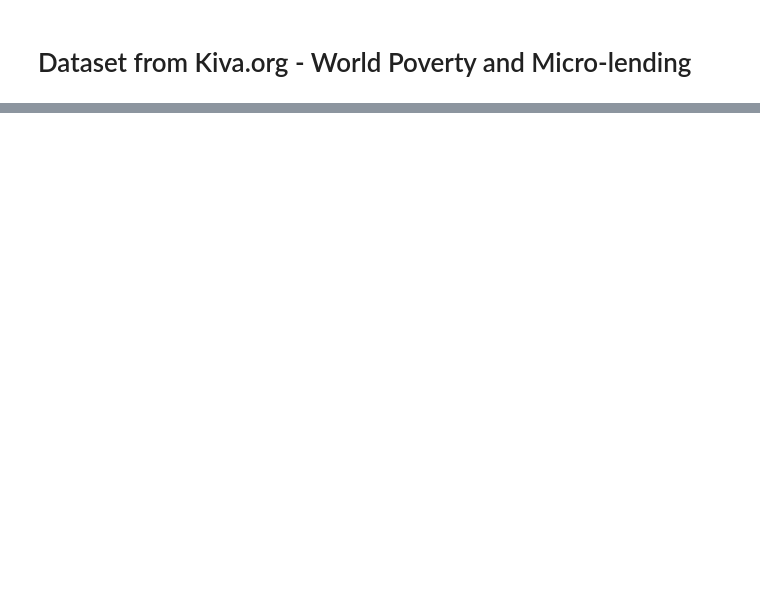
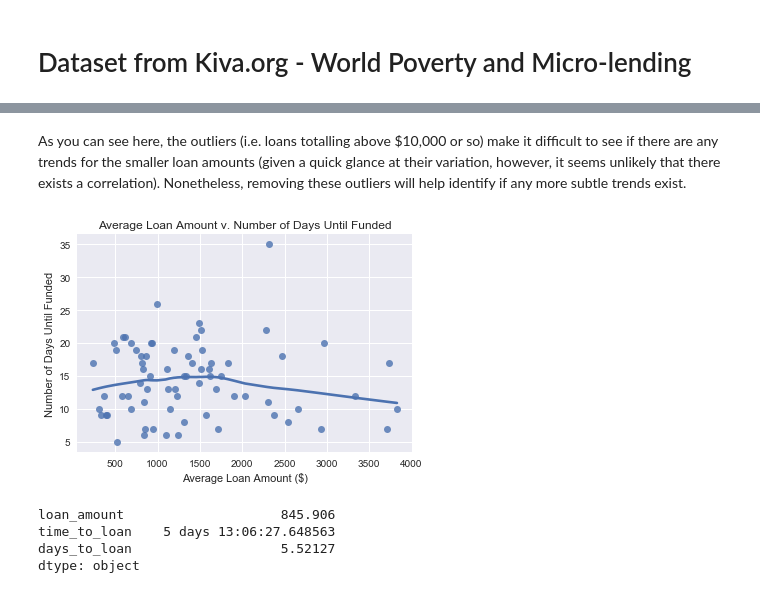
Before and after one commit to Begecky/Pre-Bootcamp-Materials, a Jupyter notebook: Unit 1/Kiva_CrowdFunding_Data.ipynb, the cells around one changed output, grey strips where cells are left out. Saved outputs shown, nothing was run; the diff lists cells and outputs as text; code cells hidden in the pictures; blank space fills up the shorter version.

```diff
--- a/Unit 1/Kiva_CrowdFunding_Data.ipynb
+++ b/Unit 1/Kiva_CrowdFunding_Data.ipynb
@@ -73,0 +44,22 @@ sns.countplot(x = 'world_region', data = delta)
+# %%
+# Creating a new column in our main dataframe which calculates the difference between post-time and fund-time:
+# Post-time to disbursement-time could be interesting to considers as a secondary metric:
+
+loan_df['time_to_loan'] = (loan_df['funded_time'].astype('<M8[ns]')
+                           - loan_df['posted_time'].astype('<M8[ns]'))
+loan_df['time_to_disbursement'] = (loan_df['disbursed_time'].astype('<M8[ns]')
+                                   - loan_df['posted_time'].astype('<M8[ns]'))
+# %%
+# Making some functions that will allow us to manipulate and aggregate various columns quickly:
+def count_function(column1):
+    return loan_df.groupby(column1).agg('count')
+
+def group_agg_function(column1, column2, agg_function):
+    return loan_df.groupby(column1)[column2].agg(agg_function)
+
+def more_specific_agg(column1, column2, column3, column4, agg_function1):
+    return loan_df.groupby(column1).agg({column2 : [agg_function1],
+                                         column3 : [agg_function1],
+                                         column4 : [agg_function1]})
+def avg_time_toloan(column1, column2):
+    return loan_df.groupby(column1)[column2].agg(lambda x: x.mean())
@@ -73,0 +138,19 @@ sns.countplot(x = 'world_region', data = delta)
+# %% [markdown]
+As you can see here, the outliers (i.e. loans totalling above $10,000 or so) make it difficult to see if there are any trends for the smaller loan amounts (given a quick glance at their variation, however, it seems unlikely that there exists a correlation).  Nonetheless, removing these outliers will help identify if any more subtle trends exist.
+# %%
+# Removing the outliers:
+
+sort_country2 = sort_country.where(sort_country.loan_amount < 4000)
+
+sns.regplot(x = 'loan_amount', y = 'days_to_loan', data = sort_country2, scatter = True, lowess = True).set(
+title = 'Average Loan Amount v. Number of Days Until Funded', xlabel = 'Average Loan Amount ($)',
+ylabel = 'Number of Days Until Funded')
+plt.show()
+
+print(np.std(sort_country2, axis = 0))
+# %% [output]
+[figure, added]
+loan_amount                    845.906
+time_to_loan    5 days 13:06:27.648563
+days_to_loan                   5.52127
+dtype: object
```
Also changed, not shown: parts of 25 cells of this notebook.
